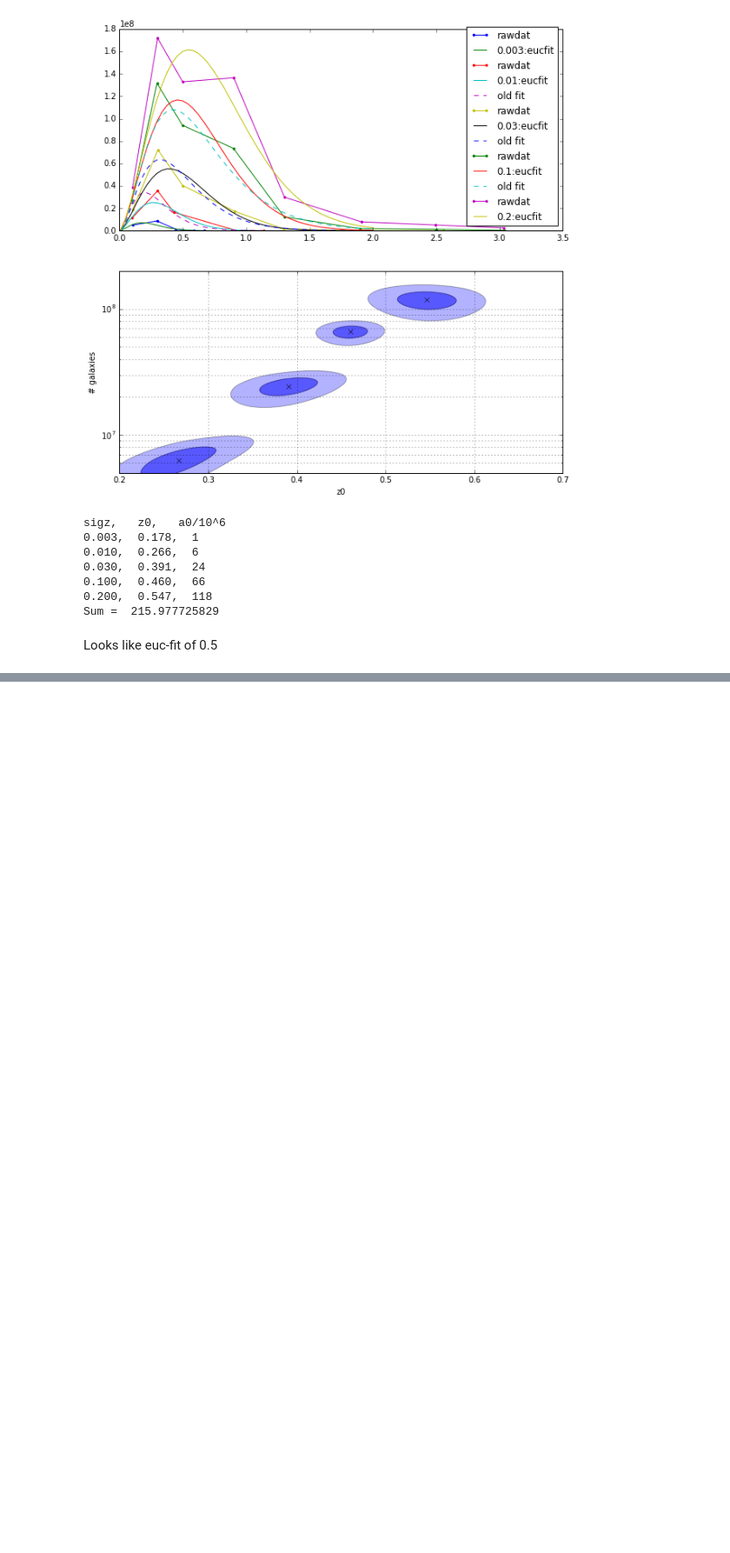
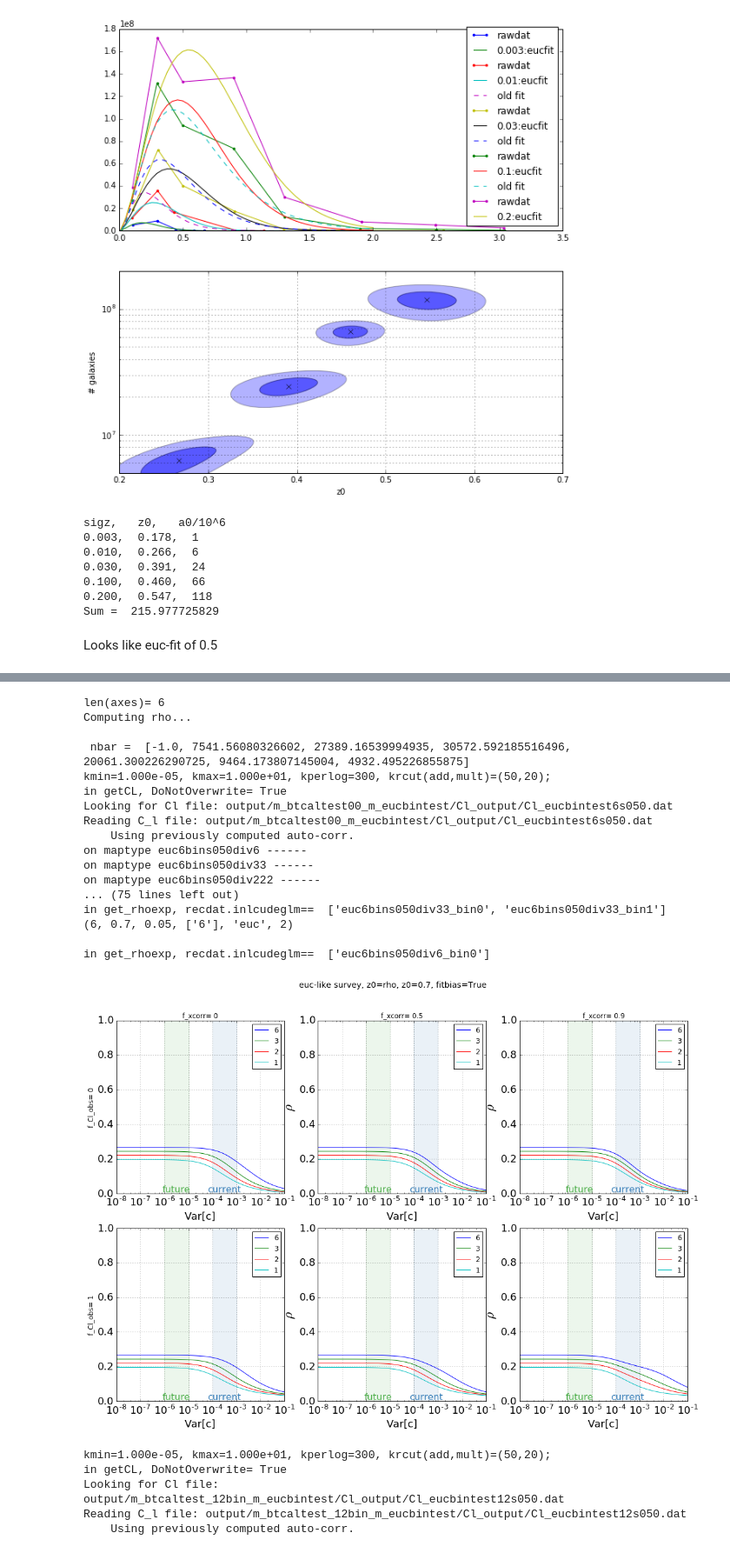
Before and after one commit to jessmuir/isw_reconstr, a Jupyter notebook: NW Multi.ipynb, the cells around one changed output, grey strips where cells are left out. Shown at 87% size. Drawn from its saved outputs; the diff is of its cells as text; code cells hidden in the pictures; blank space fills up the shorter version.

```diff
--- a/NW Multi.ipynb
+++ b/NW Multi.ipynb
@@ -2133,6 +2186,7 @@ def m_bintest_get_binmaps(finestN=6,getdivs=['all'],z0=0.7,sigz=0.05,nbar=3.5e8,
         getdivs=['1'*finestN]
     maptypes=runeuc.bintest_get_maptypelist(finestN=finestN,getdivs=getdivs,z0=z0,sigz=sigz,nbar=nbar,includeisw=includeisw, survtype=survtype)
     binmaps,bintags = mp.get_binmaplist(maptypes)
+    print '\n nbar = ',[bm.nbar for bm in binmaps]
     if getMaptypes:
         return (binmaps,maptypes)
     else:
@@ -2140,6 +2194,15 @@ def m_bintest_get_binmaps(finestN=6,getdivs=['all'],z0=0.7,sigz=0.05,nbar=3.5e8,
 
 # Get/generate Cl for 6 (or largest number of) bins
 def m_bintest_get_baseClvals(finestN=6,z0=0.7,sigz=0.05,nbar=3.5e8,justread=True, outtag='',survtype='euc'):
+    binmaps=m_bintest_get_binmaps(finestN,z0=z0,sigz=sigz,nbar=nbar,justfinest=True,survtype=survtype)
+    zmax=max(m.zmax for m in binmaps)
+    rundat = clu.ClRunData(tag='{2}bintest{0:d}s{1:03d}'.format(finestN,int(1000*sigz),survtype),iswilktag='{0}bintest'.format(survtype),
+                           rundir='output/'+outtag+'_m_{0}bintest/'.format(survtype),lmax=95,zmax=zmax)
+    return gcc.getCl(binmaps,rundat,dopairs=['all'],DoNotOverwrite=justread)
+
+# 161219: NEED TO FINISH THIS. CHECKING BINNING FIRST
+# Get/generate Cl for 6 (or largest number of) bins
+def get_sx_and_euc_cls(finestN=6,z0=0.7,sigz=0.05,nbar=3.5e8,justread=True, outtag='',survtype='euc'):
     binmaps=m_bintest_get_binmaps(finestN,z0=z0,sigz=sigz,nbar=nbar,justfinest=True,survtype=survtype)
     zmax=max(m.zmax for m in binmaps)
     rundat = clu.ClRunData(tag='{2}bintest{0:d}s{1:03d}'.format(finestN,int(1000*sigz),survtype),iswilktag='{0}bintest'.format(survtype),
@@ -2323,12 +2418,13 @@ def m_calbin_get_rhoexp(recdat=False, fidcl=False, z0=0.7,sigz=0.05,finestN=6,di
         assert len(div)==1 and div!=['all']#can only handle one binning scheme
 #         if div==['all']: div=['1'*finestN] #if passed all for get_rhoexp, convert to just getting finest number of bins
 #         print 'Creating recdat for div={0}'.format(div)
-#         print(finestN, z0, sigz, div, survtype, reclmin)
+        print(finestN, z0, sigz, div, survtype, reclmin)
         recdat=m_bintest_get_reclist(finestN, z0, sigz, getdivs=div, survtype=survtype, minl_forrec=reclmin)[0]
 
     else: assert len(div)==0 #make sure not passing division thinking it will use it
     lssbins=recdat.includeglm
-#     print '\nin get_rhoexp, recdat.inlcudeglm== ',lssbins
+
+    print '\nin get_rhoexp, recdat.inlcudeglm== ',lssbins
     if calspecs_model==False: #what model we're assuming Cl_cal takes
         calspecs_model = CalibSpecs(shape=shape, width=width,lmaxcal=lmax,lmincal=lmin)
 #     print calspecs_model.get_specs()
@@ -2337,7 +2433,7 @@ def m_calbin_get_rhoexp(recdat=False, fidcl=False, z0=0.7,sigz=0.05,finestN=6,di
         if len(div)==0 or div==['1'*finestN]:
             print 'No Cl object given. Calling multi_get_Cl...'
     #         fidcl=multi_get_Cl(justread=not(overwrite),z0vals=set(z0_vals), nbar=nbar, outtag=outtag)
-            fidcl = m_bintest_get_baseClvals(finestN,z0,sigz,justread=not overwrite,outtag=outtag,survtype=survtype)
+            fidcl = m_bintest_get_baseClvals(finestN,z0,sigz,justread=not overwrite,outtag=outtag,survtype=survtype,nbar=nbar)
         else:
             #manually toggle this to true if we don't already have them calc'd since take a very long time
             print 'Calling get Combo Clvals...'
@@ -2373,6 +2469,10 @@ def m_calbin_get_rhoexp(recdat=False, fidcl=False, z0=0.7,sigz=0.05,finestN=6,di
 #     print '\nobs cl:'
 #     print clmodlist[-10].cl[3,:30]
 #     print mapmods_list
+
+    print 'total survey nbar/10^6: ',sum(fidcl.nbar/10.**6)
+    print '\n(binmap, nbar/10^6): \n',zip(fidcl.bintaglist,fidcl.nbar*10**-6)
+    print '\n(binmap, nbar/10^6): \n',zip(fidcl.bintaglist,fidcl.nbar*10**-6)
 
     if varlist[-1]!=0. and dofidrec:
         varlist.append(0.)
@@ -2791,7 +2999,7 @@ def binning_subplots(z0=0.7,sigz=0.05,finestN=6,div_list=[],f_xcorr_list=[0,.1,.
         #     print div_list
         #     print nbar
             for i,mydiv in enumerate(div_list):
-                this_bcal_rholist=m_calbin_get_rhoexp(fidcl=fidcl,finestN=finestN,div=mydiv,survtype=survtype, varlist=varlist,
+                this_bcal_rholist=m_calbin_get_rhoexp(fidcl=fidcl,z0=z0,sigz=sigz,finestN=finestN,div=mydiv,survtype=survtype, varlist=varlist,
                                                     lmax=50,lmin=0,shape='g',width=10.,
                                                     overwrite=False,doplot=False,saverho=False,varname=varname,filetag='',reclmin=reclmin,
                                                     nolmintag=False,dofidrec=False,nbar=nbar,outtag=outtag,
@@ -2806,34 +3014,53 @@ def binning_subplots(z0=0.7,sigz=0.05,finestN=6,div_list=[],f_xcorr_list=[0,.1,.
                 else:
                     ax1.plot(varlist,this_bcal_rholist,label=binsintot)
                     xlab='Var[c]'
         #         print fidcl.nbar
         #     print this_bcal_rholist[0]
             ax1=calplotform(ax1,varname=varname, showregions=True) #format like caltest plot
             ax1.set_xlim(min(varlist),max(varlist))
             ax1.set_xlabel(xlab)
 #             plt.title('Bin tests for {0} survey, fitbias={2}, f_xcorr={1}, f_cl_obs={3}'.format(survtype,f_xcorr,fitbias,f_cl_obs))
 #             if show:
 #                 plt.show()
             j+=1
 
     if len(axes)>1:
         for ax, col in zip(axes[0], f_xcorr_list):
             ax.set_title('f_xcorr= {0}'.format(col))
 
         for ax, row in zip(axes[:,0], f_cl_obs_list):
             ax.set_ylabel('f_Cl_obs= {0}'.format(row), rotation=90, size='large')
 
     if not title:
 #         title = 'Correlation by multipole b/n true and recon ISW, z0={0}, div={2}, fitbias={1}'.format(z0,fitbias,div)
         title = '{3}-like survey, z0={2}, z0={0}, fitbias={1}'.format(z0,fitbias,varname,survtype)
     fig.suptitle(title, size='x-large')
 #     fig.tight_layout()
 
     if show: plt.show()
     return fig
 
 # fig1=binning_subplots(f_xcorr_list=[0,.9],f_cl_obs_list=[0,10])
-fig1=binning_subplots(model_on_x=True)
+fig1=binning_subplots(nbar=10**5,model_on_x=False,f_xcorr_list=[0,.5,.9])
+# %% [output]
+len(axes)= 6
+Computing rho...
+
+ nbar =  [-1.0, 7541.56080326602, 27389.16539994935, 30572.592185516496, 20061.300226290725, 9464.173807145004, 4932.495226855875]
+kmin=1.000e-05, kmax=1.000e+01, kperlog=300, krcut(add,mult)=(50,20);
+in getCL, DoNotOverwrite= True
+Looking for Cl file: output/m_btcaltest00_m_eucbintest/Cl_output/Cl_eucbintest6s050.dat
+Reading C_l file: output/m_btcaltest00_m_eucbintest/Cl_output/Cl_eucbintest6s050.dat
+    Using previously computed auto-corr.
+on maptype euc6bins050div6 ------
+on maptype euc6bins050div33 ------
+on maptype euc6bins050div222 ------
+... (75 lines left out)
+in get_rhoexp, recdat.inlcudeglm==  ['euc6bins050div33_bin0', 'euc6bins050div33_bin1']
+(6, 0.7, 0.05, ['6'], 'euc', 2)
+
+in get_rhoexp, recdat.inlcudeglm==  ['euc6bins050div6_bin0']
+[figure, added]
 # %%
 #this is not yet made into shapewidth subplots
 def shapewidth_subplots(z0=0.7,sigz=0.05,finestN=6,div_list=[],f_xcorr_list=[0,.1,.5,.9],f_cl_obs_list=[0,.1,1,10,100],varlist=[],survtype='euc',reclmin=2,
@@ -2916,6 +3144,12 @@ fig1=binning_subplots()
 # %%
 #calc 12bin Cls!!
 fidcl_12=m_bintest_get_baseClvals(finestN=12,z0=0.7,sigz=0.05,justread=True,outtag='m_btcaltest_12bin',survtype='euc')
+# %% [output]
+kmin=1.000e-05, kmax=1.000e+01, kperlog=300, krcut(add,mult)=(50,20);
+in getCL, DoNotOverwrite= True
+Looking for Cl file: output/m_btcaltest_12bin_m_eucbintest/Cl_output/Cl_eucbintest12s050.dat
+Reading C_l file: output/m_btcaltest_12bin_m_eucbintest/Cl_output/Cl_eucbintest12s050.dat
+    Using previously computed auto-corr.
 # %%
 
 def allbincal_vary_model_err(cl_in=False,z0=0.7,sigz=0.05,finestN=6,div=[],f_xcorr=0,f_cl_obs_list=[0,.01,0.1,0.5,1,2.,10.,100.],varlist=[],survtype='euc',reclmin=2,
```
Also changed, not shown: parts of 29 cells of this notebook, 2 other files.
